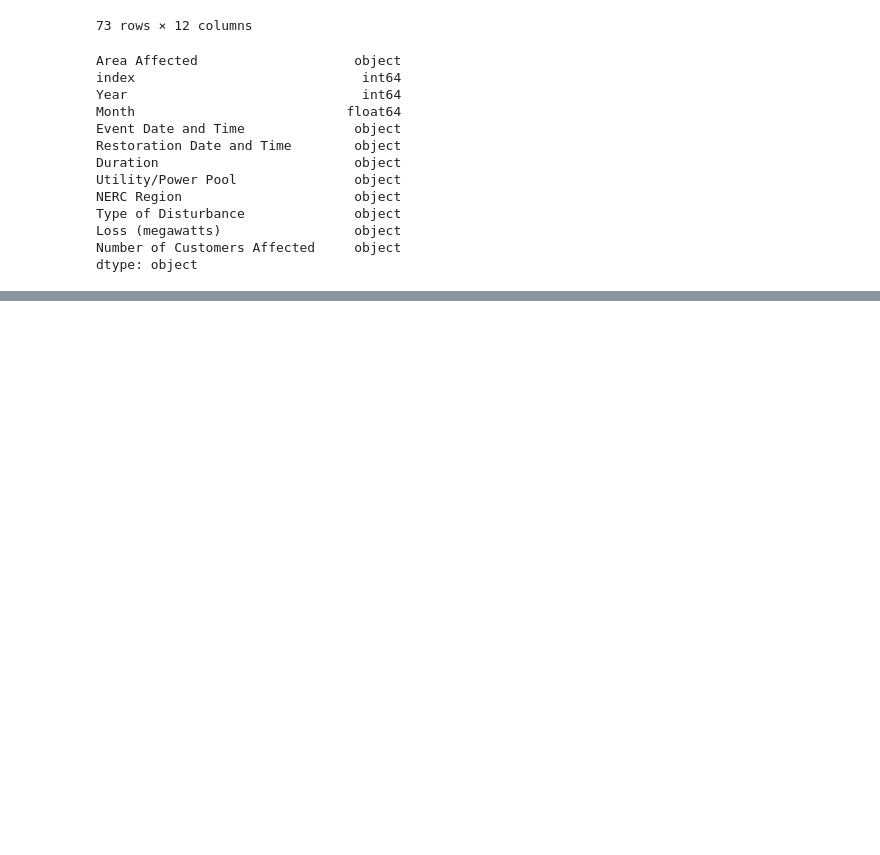
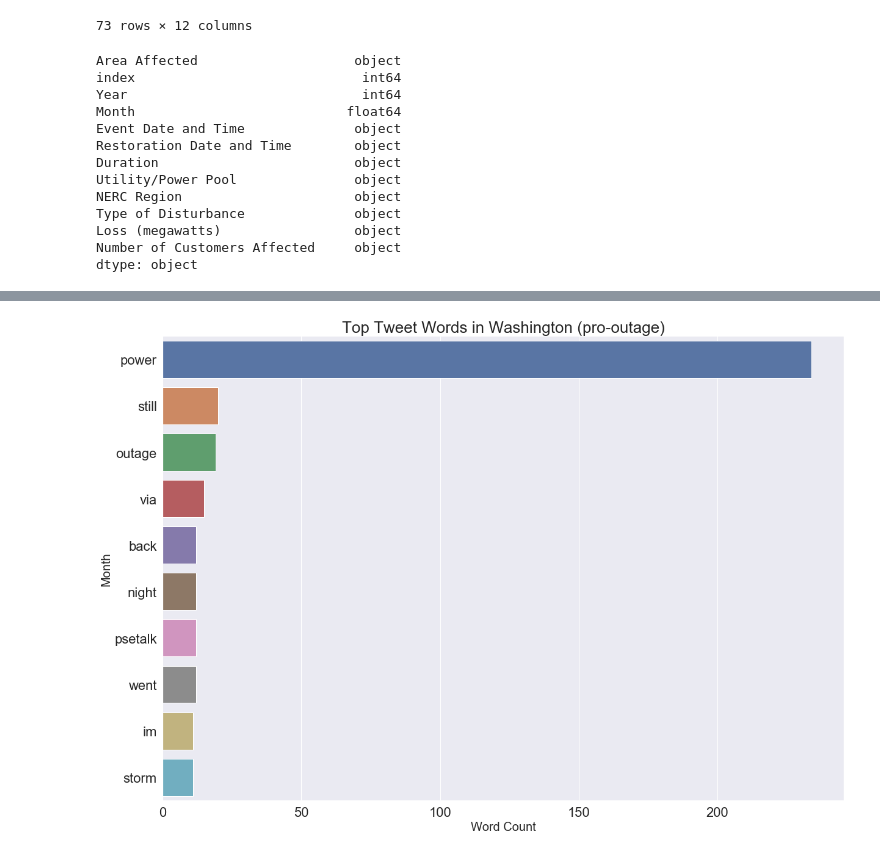
Before and after one commit to EthanHenley/power-outage-detection, a Jupyter notebook: sang/EDA.ipynb, the cells around one changed output, grey strips where cells are left out. Saved outputs shown, nothing was run; the diff lists cells and outputs as text; code cells hidden in the pictures; blank space fills up the shorter version.

```diff
--- a/sang/EDA.ipynb
+++ b/sang/EDA.ipynb
@@ -58,0 +324,13 @@ dtype: object
+# %%
+d = {x:flattened_list.count(x) for x in flattened_list}
+# %%
+#Creating dataframe by converting dict to list of items
+
+list_common_words = pd.DataFrame(list(d.items()))
+# %%
+list_common_words.rename(columns={0:'Word',
+                          1:'Count'},
+                 inplace=True)
+# %%
+short_common_words = list_common_words.sort_values(by='Count', ascending = False).head(10)
+short_common_words
@@ -58,0 +349,13 @@ dtype: object
+# %%
+plt.figure(figsize = (20,14))
+
+sns.set_style("whitegrid")
+sns.set(font_scale = 2)
+ax3 = sns.barplot(data=short_common_words.head(10),x='Count',y='Word',orient='h')
+ax3.set_xlabel('Word Count', fontsize=20)
+ax3.set_ylabel('Month', fontsize=20)
+ax3.set_title('Top 10 Tweet Words in Washington (pro-outage)',fontsize = 26)
+
+plt.savefig('TopTweetWords.png')
+# %% [output]
+[figure, added]
```
Also changed, not shown: parts of 38 cells of this notebook, 3 other files.
